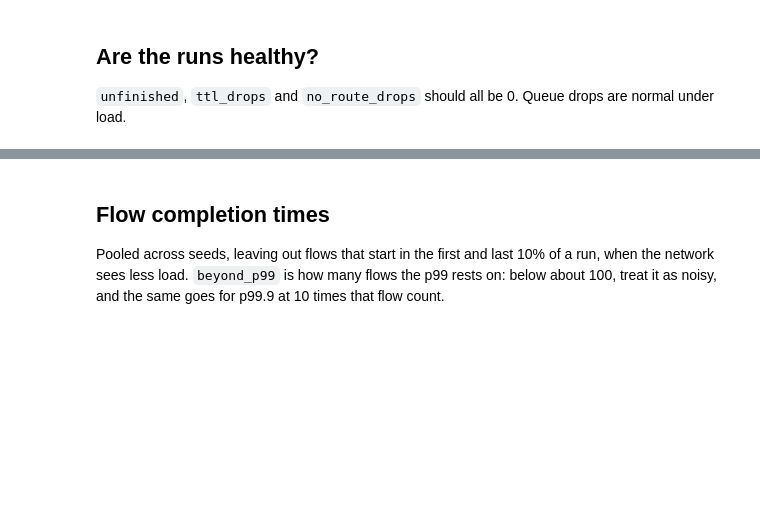
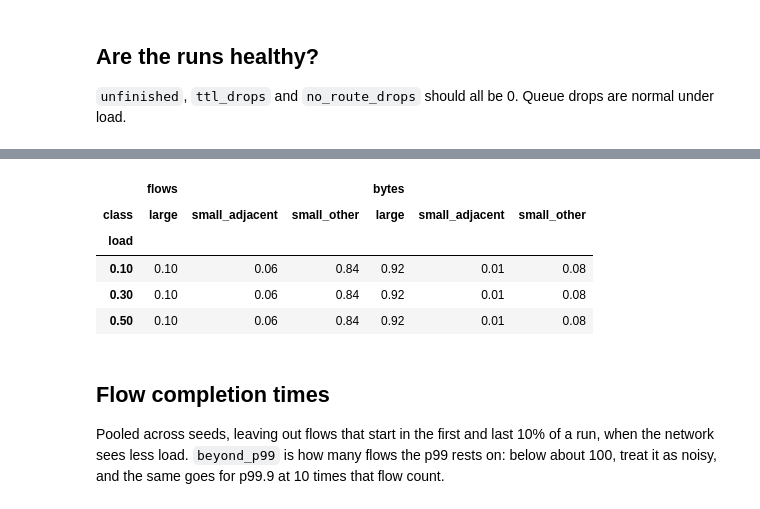
Before and after one commit to VincentNguyenDuc/spraypoint-flow-bypass, a Jupyter notebook: experiments/analysis/01-baseline.ipynb, the cells around one changed output, grey strips where cells are left out. Drawn from its saved outputs; the diff is of its cells as text; code cells hidden in the pictures; blank space fills up the shorter version.

```diff
--- a/experiments/analysis/01-baseline.ipynb
+++ b/experiments/analysis/01-baseline.ipynb
@@ -38,3 +52,12 @@ All runs healthy
+# %%
+display(common.traffic_mix(flows, ["load"]).unstack("class"))
+# %% [output]
+|  | flows |  |  | bytes |  |  |
+| class | large | small_adjacent | small_other | large | small_adjacent | small_other |
+| load |  |  |  |  |  |  |
+| 0.10 | 0.10 | 0.06 | 0.84 | 0.92 | 0.01 | 0.08 |
+| 0.30 | 0.10 | 0.06 | 0.84 | 0.92 | 0.01 | 0.08 |
+| 0.50 | 0.10 | 0.06 | 0.84 | 0.92 | 0.01 | 0.08 |
 # %% [markdown]
 ## Flow completion times
 
```
Also changed, not shown: parts of 13 cells of this notebook, 12 other files.
